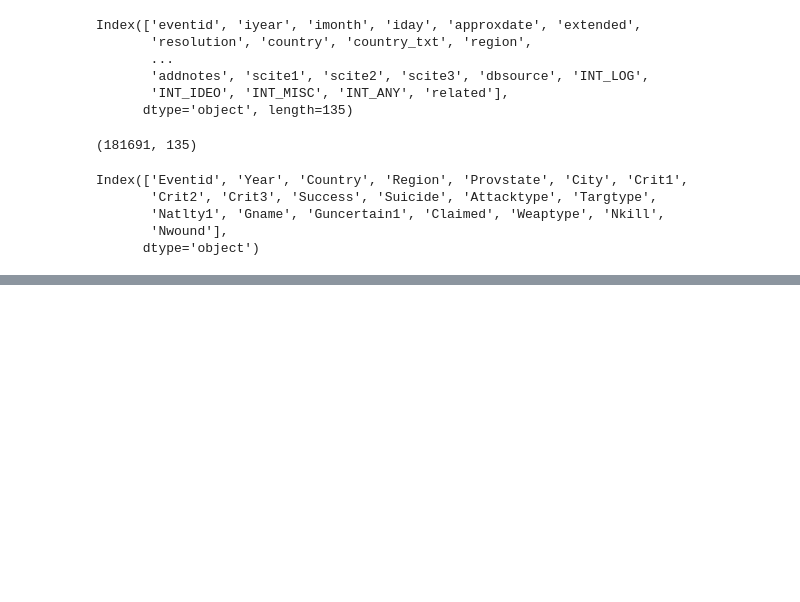
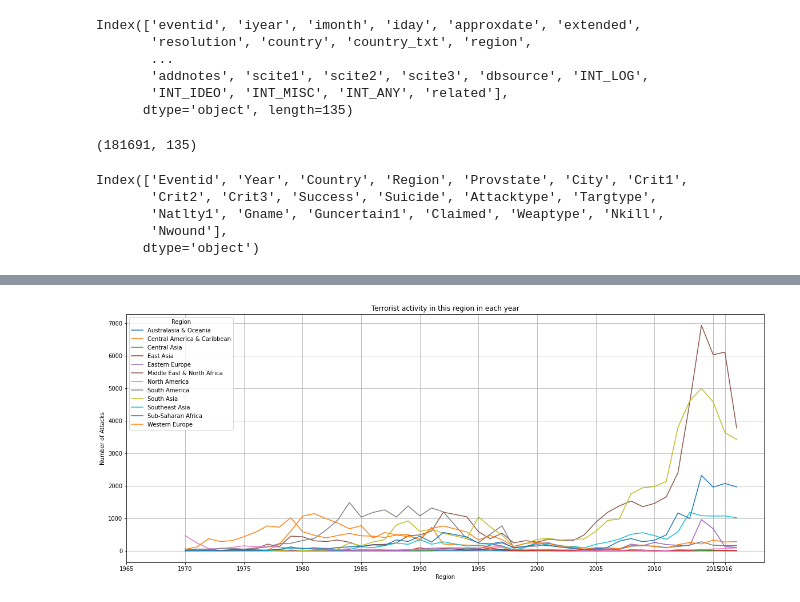
Before and after one commit to vikas6169/terrorism-repo1, a Jupyter notebook: globle_terrorism_data_analysis.ipynb, the cells around one changed output, grey strips where cells are left out. Drawn from its saved outputs; the diff is of its cells as text; code cells hidden in the pictures; blank space fills up the shorter version.

```diff
--- a/globle_terrorism_data_analysis.ipynb
+++ b/globle_terrorism_data_analysis.ipynb
@@ -83,0 +151,10 @@ newdf.head(5)
+# %%
+pd.crosstab(df.Year,df.Region).plot(kind='line',figsize=(20,8))
+plt.title('Terrorist activity in this region in each year')
+plt.xlabel('Region')
+plt.ylabel('Number of Attacks')
+plt.xticks([1965,1970,1975,1980,1985,1990,1995,2000,2005,2010,2015,2016])
+plt.grid()
+plt.show()
+# %% [output]
+[figure, added]
```
Also changed, not shown: parts of 9 cells of this notebook.
